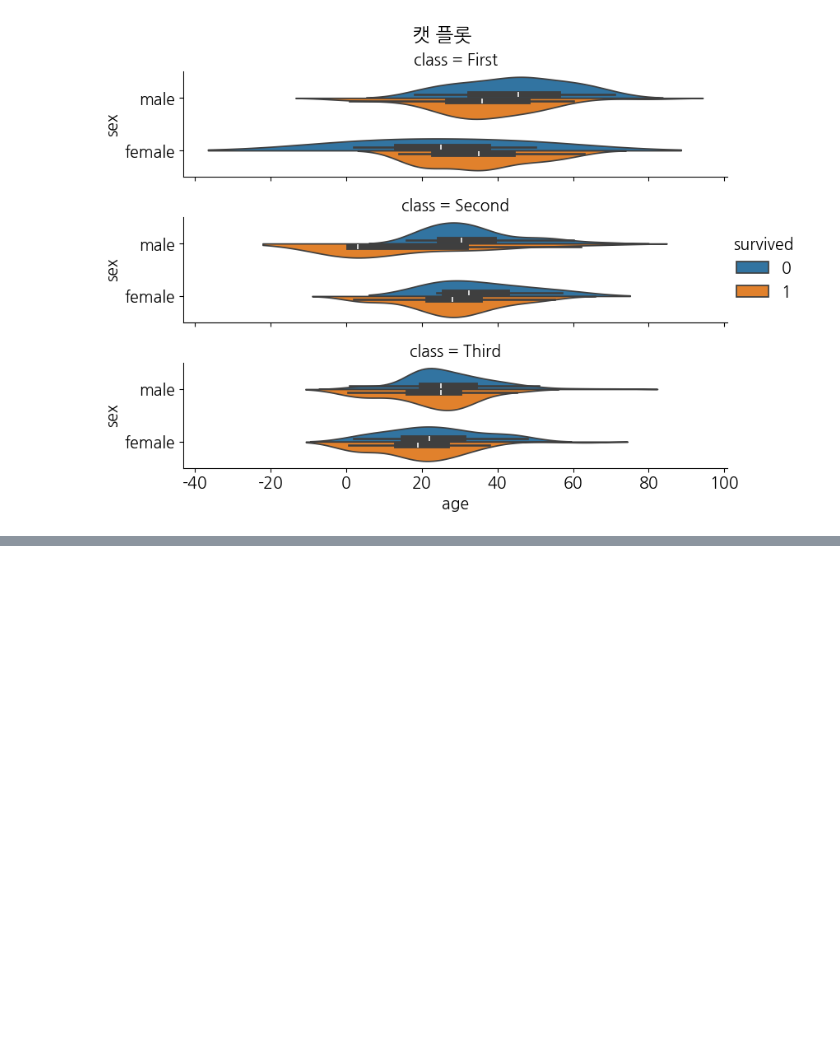
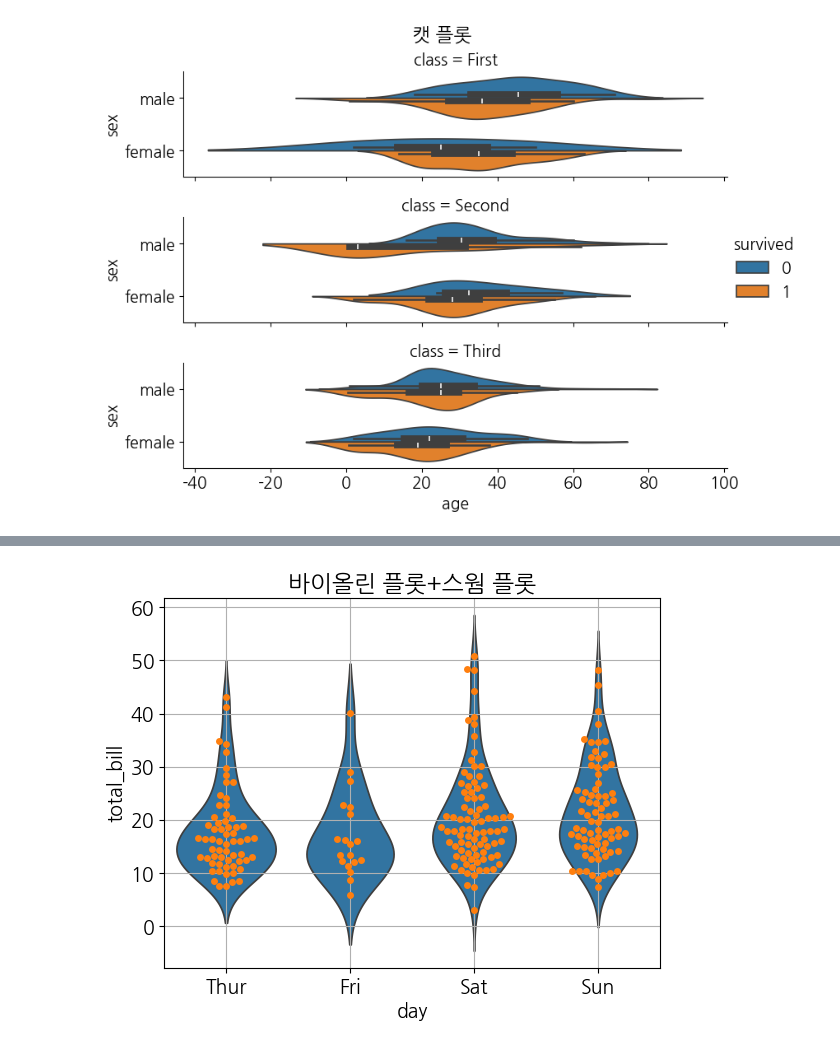
Before and after one commit to rlaekdls1937/python, a Jupyter notebook: matplotlib_visualize_data/c_matplotlib_example.ipynb, the cells around one changed output, grey strips where cells are left out. Cells and saved outputs as stored; diff of their text form; code cells hidden in the pictures; blank space fills up the shorter version.

```diff
--- a/matplotlib_visualize_data/c_matplotlib_example.ipynb
+++ b/matplotlib_visualize_data/c_matplotlib_example.ipynb
@@ -298,0 +310,8 @@ plt.show()
+# %%
+plt.title('바이올린 플롯+스웜 플롯')
+seaborn.violinplot(data=tips,x='day',y='total_bill',inner=None)
+seaborn.swarmplot(data=tips,x='day',y='total_bill')
+plt.grid(True)
+plt.show()
+# %% [output]
+[figure, added]
```
Also changed, not shown: parts of 20 cells of this notebook.
